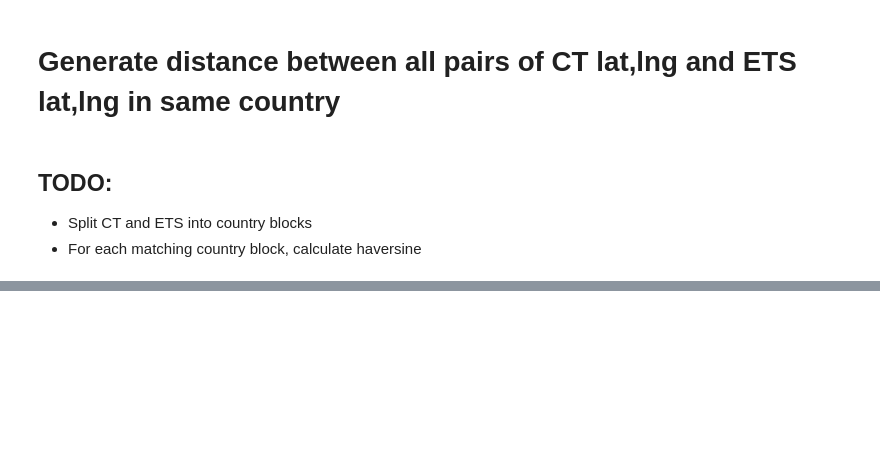
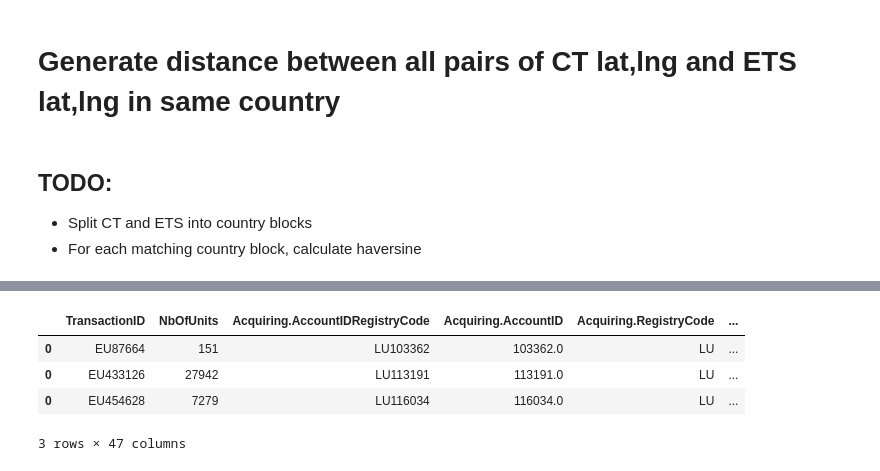
Before and after one commit to rayansud/ClimateTrace-EUETS, a Jupyter notebook: ETS_ClimateTrace_Match.ipynb, the cells around one changed output, grey strips where cells are left out. Cells and saved outputs as stored; diff of their text form; code cells hidden in the pictures; blank space fills up the shorter version.

```diff
--- a/ETS_ClimateTrace_Match.ipynb
+++ b/ETS_ClimateTrace_Match.ipynb
@@ -167,6 +167,35 @@ ct_country_blocks = []
 all_countries_ct = ct_data_filterETS['Code2'].unique()
 all_countries_ets = ets_data_geocoded['Acquiring.Holder.CountryCode'].unique()
 
+all_country_matched_plants = []
+
 for country in all_countries_ct:
-    ct_country_blocks.append(ct_data_filterETS[ct_data_filterETS['Code2']==country])
-    ets_country_blocks.append(ets_data_geocoded[ets_data_geocoded['Acquiring.Holder.CountryCode']==country])
+    ct_block = ct_data_filterETS[ct_data_filterETS['Code2']==country]
+    ct_country_blocks.append(ct_block)
+
+    ets_block = ets_data_geocoded[ets_data_geocoded['Acquiring.Holder.CountryCode']==country]
+    ets_country_blocks.append(ets_block)
+
+    ct_locblock = ct_block[['lat','lng']].drop_duplicates().reset_index(drop=False).rename(columns={'index':'orig_indx'})
+    ets_locblock = ets_block[['Lat','Lng']].drop_duplicates().reset_index(drop=False).rename(columns={'index':'orig_indx'})
+
+    dist_mat = haversine_vector(ets_locblock[['Lat','Lng']], ct_locblock[['lat','lng']], Unit.KILOMETERS, comb=True)
+
+    #indices of locs <3 KM away
+    close_indices = np.asarray(dist_mat<5).nonzero()
+
+    matched_plants = []
+
+    for idx,row in enumerate(close_indices[0]):
+        ets_idx = int(ets_locblock.loc[ets_locblock.index == close_indices[1][idx]]['orig_indx'].iloc[0])
+        ct_idx = int(ct_locblock.loc[ct_locblock.index == close_indices[0][idx]]['orig_indx'].iloc[0])
+
+        matched_ets = ets_block.loc[ets_block.index == ets_idx]
+        matched_ct = ct_block.loc[ct_block.index == ct_idx]
+
+        matched_plants.append(pd.merge(matched_ets,matched_ct,how='inner',left_on='Acquiring.Holder.CountryCode',right_on='Code2'))
+    matched_plants_df = []
+    if len(matched_plants)>0:
+        matched_plants_df = pd.concat(matched_plants)
+    all_country_matched_plants.append(matched_plants_df)
+    print('Country:',ct_block['Country'].unique(),'|No. of CT cement:',len(ct_block),'|No. of ETS:',len(ets_block),'|No. match:',len(matched_plants))
@@ -311,0 +220,8 @@ fig.show()
+# %%
+all_country_matched_plants[-3]
+# %% [output]
+|  | TransactionID | NbOfUnits | Acquiring.AccountIDRegistryCode | Acquiring.AccountID | Acquiring.RegistryCode | ... |
+| 0 | EU87664 | 151 | LU103362 | 103362.0 | LU | ... |
+| 0 | EU433126 | 27942 | LU113191 | 113191.0 | LU | ... |
+| 0 | EU454628 | 7279 | LU116034 | 116034.0 | LU | ... |
+3 rows × 47 columns
```
Also changed, not shown: parts of 13 cells of this notebook.
